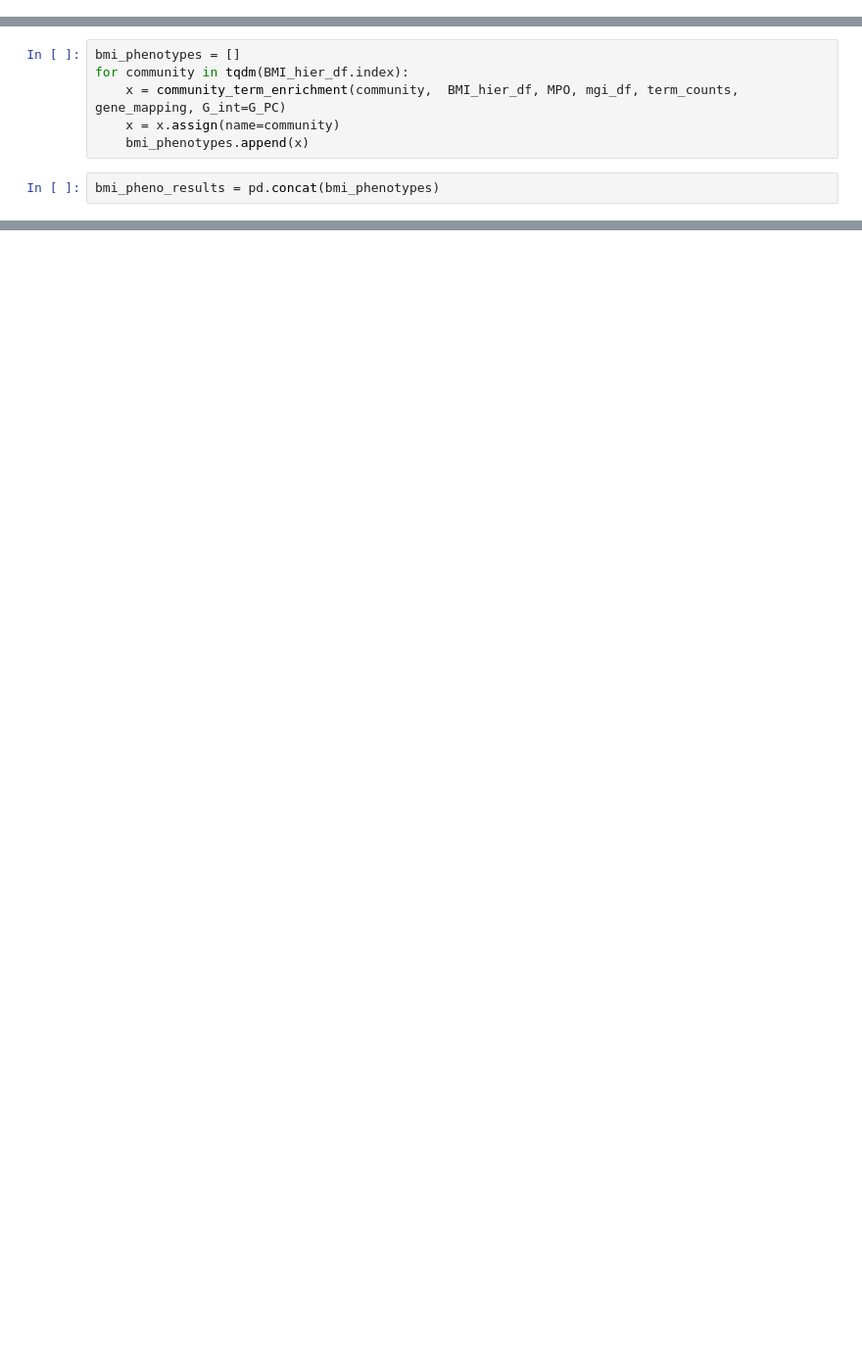
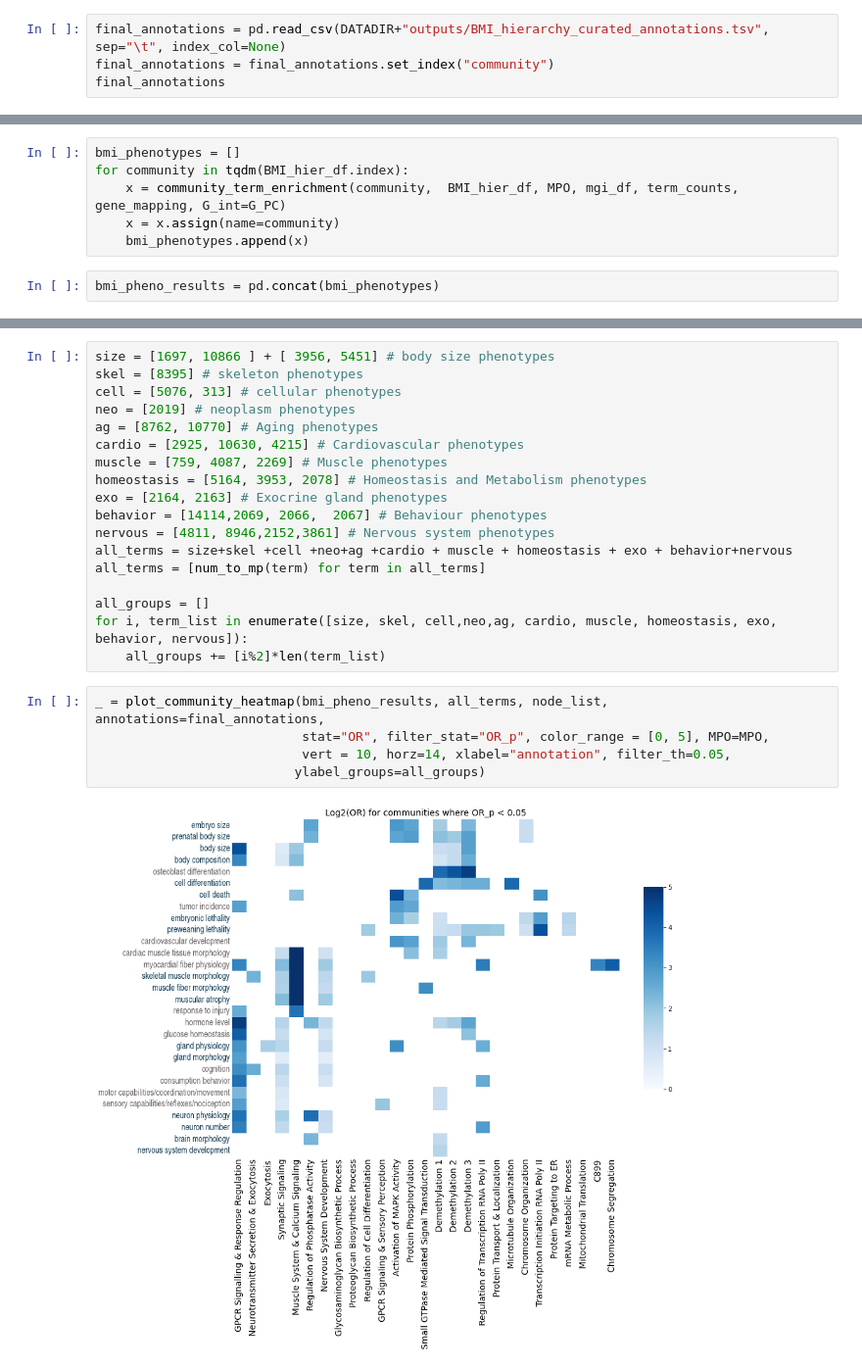
Before and after one commit to sarah-n-wright/CrossSpeciesBMI, a Jupyter notebook: Notebooks/2_Rat_Human_BMI_Systems_Map.ipynb, the cells around one changed output, grey strips where cells are left out. Shown at 98% size. Cells and saved outputs as stored; diff of their text form; blank space fills up the shorter version.

```diff
--- a/Notebooks/2_Rat_Human_BMI_Systems_Map.ipynb
+++ b/Notebooks/2_Rat_Human_BMI_Systems_Map.ipynb
@@ -56,0 +207,4 @@ number of edges:
+# %%
+final_annotations = pd.read_csv(DATADIR+"outputs/BMI_hierarchy_curated_annotations.tsv", sep="\t", index_col=None)
+final_annotations = final_annotations.set_index("community")
+final_annotations
@@ -227,0 +537,25 @@ plt.savefig(FIGDIR+"volcano_with_legend.png", bbox_inches="tight", dpi=400)
+# %%
+size = [1697, 10866 ] + [ 3956, 5451] # body size phenotypes
+skel = [8395] # skeleton phenotypes
+cell = [5076, 313] # cellular phenotypes
+neo = [2019] # neoplasm phenotypes
+ag = [8762, 10770] # Aging phenotypes
+cardio = [2925, 10630, 4215] # Cardiovascular phenotypes
+muscle = [759, 4087, 2269] # Muscle phenotypes
+homeostasis = [5164, 3953, 2078] # Homeostasis and Metabolism phenotypes
+exo = [2164, 2163] # Exocrine gland phenotypes
+behavior = [14114,2069, 2066,  2067] # Behaviour phenotypes
+nervous = [4811, 8946,2152,3861] # Nervous system phenotypes
+all_terms = size+skel +cell +neo+ag +cardio + muscle + homeostasis + exo + behavior+nervous
+all_terms = [num_to_mp(term) for term in all_terms]
+
+all_groups = []
+for i, term_list in enumerate([size, skel, cell,neo,ag, cardio, muscle, homeostasis, exo, behavior, nervous]):
+    all_groups += [i%2]*len(term_list)
+# %%
+_ = plot_community_heatmap(bmi_pheno_results, all_terms, node_list, annotations=final_annotations,
+                           stat="OR", filter_stat="OR_p", color_range = [0, 5], MPO=MPO,
+                           vert = 10, horz=14, xlabel="annotation", filter_th=0.05,
+                          ylabel_groups=all_groups)
+# %% [output]
+[figure, added]
```
Also changed, not shown: parts of 108 cells of this notebook.
